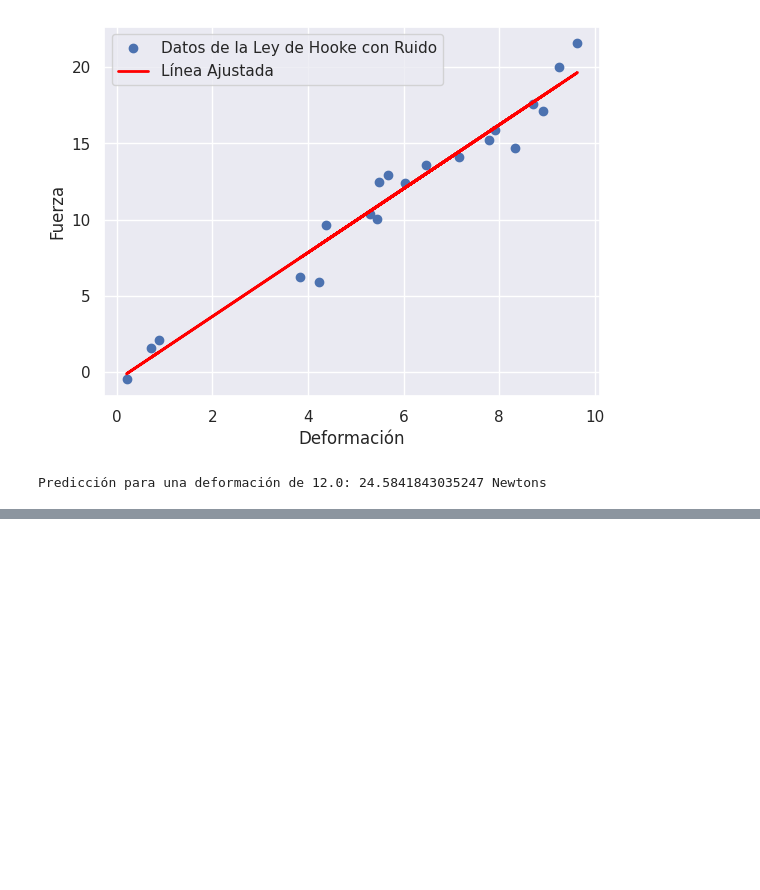
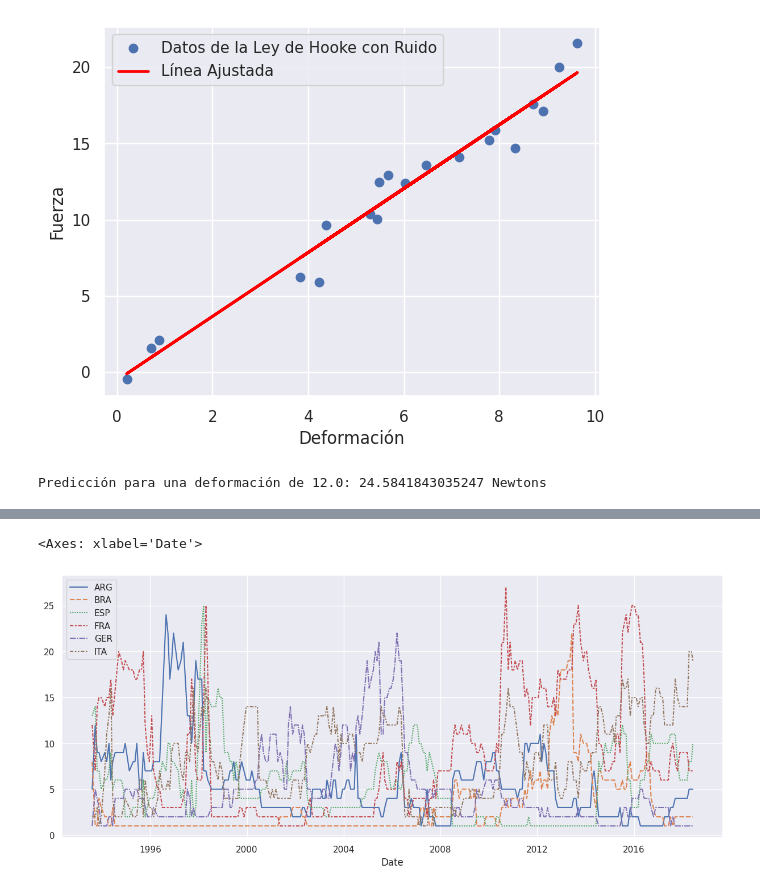
Before and after one commit to Fermionpass/IO, a Jupyter notebook: Data_maipulation_.ipynb, the cells around one changed output, grey strips where cells are left out. Cells and saved outputs as stored; diff of their text form; code cells hidden in the pictures; blank space fills up the shorter version.

```diff
--- a/Data_maipulation_.ipynb
+++ b/Data_maipulation_.ipynb
@@ -652,0 +668,7 @@ Predicción para una deformación de 12.0: 24.5841843035247 Newtons
+# %%
+#Establecemos la ruta de nuestro archivo
+
+ruta_fifa = "/content/drive/MyDrive/github/fifa.csv"
+
+# Pedimos leer nuestro archivo definiendo una variable puede ser datos_fifa
+datos_fifa = pd.read_csv(ruta_fifa, index_col="Date", parse_dates=True)
@@ -652,0 +701,10 @@ Predicción para una deformación de 12.0: 24.5841843035247 Newtons
+# %%
+# Seaborn nos permite definir el ancho y lo alto de la grafica con:
+
+plt.figure(figsize=(15,6))
+
+#veamos como el grafico nos muestra la evolución de los paises en sus clasificatorias de la FIFA
+sns.lineplot(data=datos_fifa)
+# %% [output]
+<Axes: xlabel='Date'>
+[figure, added]
```
Also changed, not shown: parts of 8 cells of this notebook.
